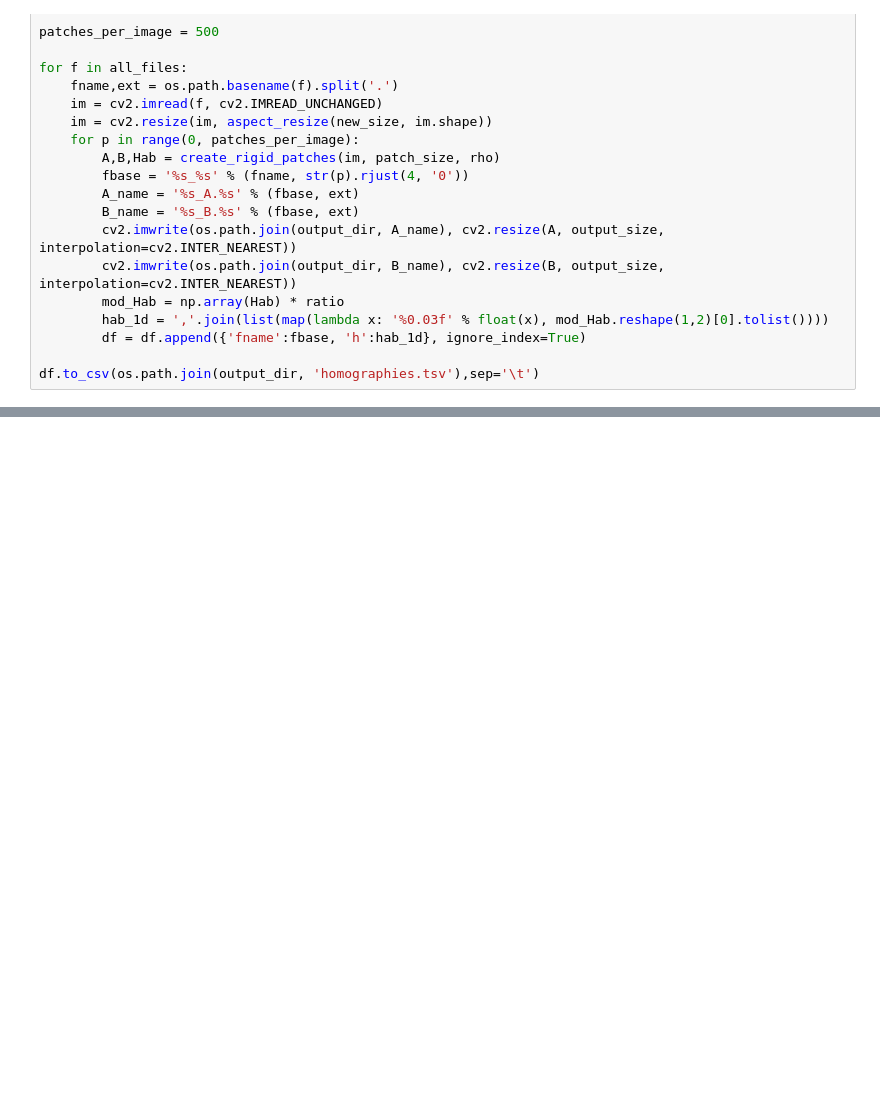
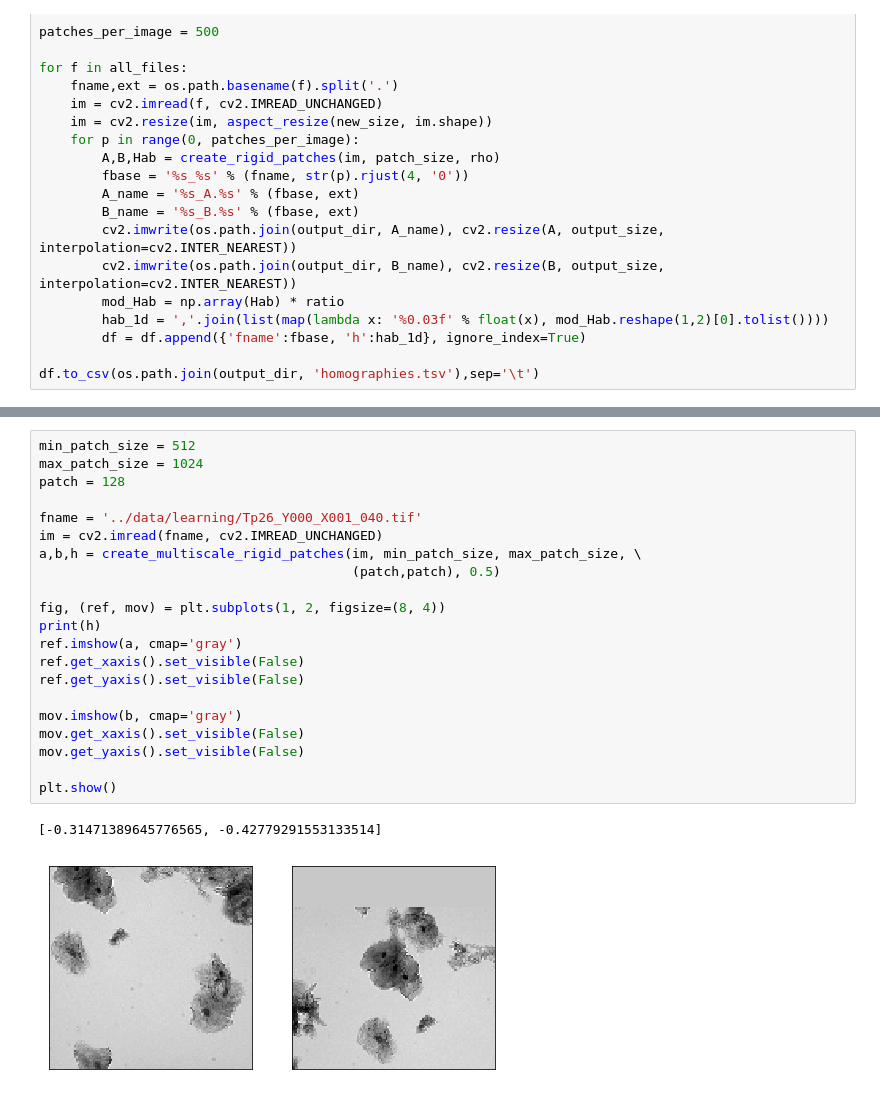
Before and after one commit to tristaaan/stitch-eval, a Jupyter notebook: notebooks/HNet_data_preprocessor.ipynb, the cells around one changed output, grey strips where cells are left out. Saved outputs shown, nothing was run; the diff lists cells and outputs as text; blank space fills up the shorter version.

Commit message:
multiscale-tnet

```diff
--- a/notebooks/HNet_data_preprocessor.ipynb
+++ b/notebooks/HNet_data_preprocessor.ipynb
@@ -318,0 +349,24 @@ df.head()
+# %%
+min_patch_size = 512
+max_patch_size = 1024
+patch = 128
+
+fname = '../data/learning/Tp26_Y000_X001_040.tif'
+im = cv2.imread(fname, cv2.IMREAD_UNCHANGED)
+a,b,h = create_multiscale_rigid_patches(im, min_patch_size, max_patch_size, \
+                                        (patch,patch), 0.5)
+
+fig, (ref, mov) = plt.subplots(1, 2, figsize=(8, 4))
+print(h)
+ref.imshow(a, cmap='gray')
+ref.get_xaxis().set_visible(False)
+ref.get_yaxis().set_visible(False)
+
+mov.imshow(b, cmap='gray')
+mov.get_xaxis().set_visible(False)
+mov.get_yaxis().set_visible(False)
+
+plt.show()
+# %% [output]
+[-0.31471389645776565, -0.42779291553133514]
+[figure, added]
```
Also changed, not shown: parts of 8 cells of this notebook, 1 other file.
